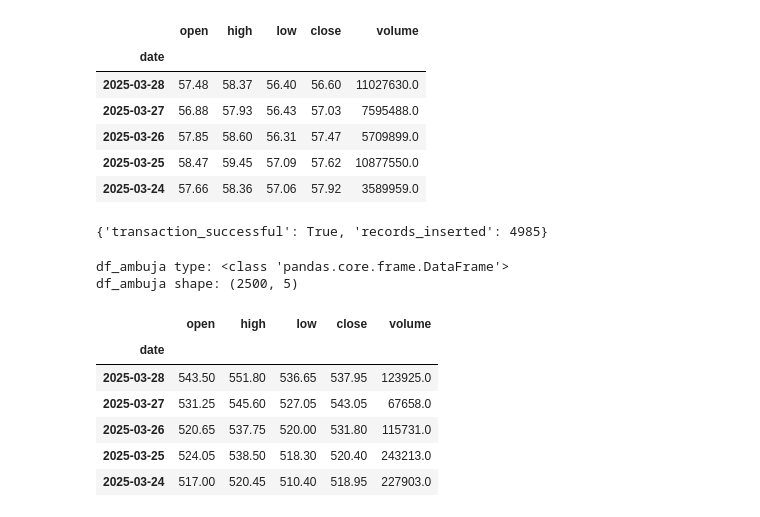
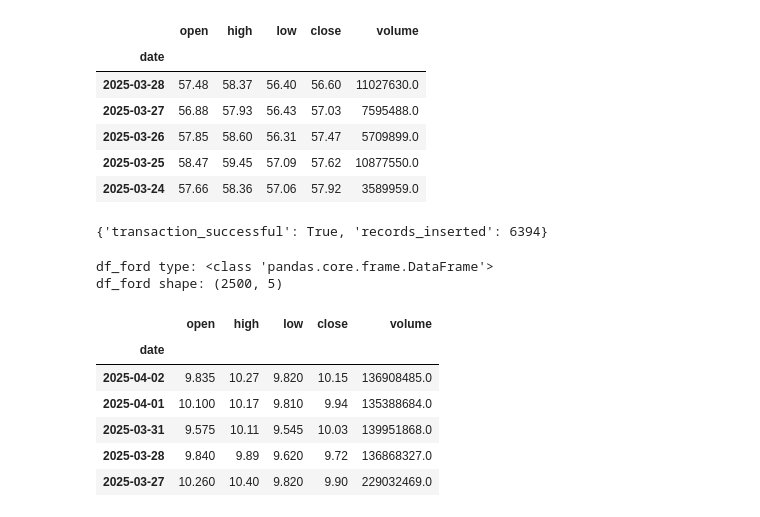
Before and after one commit to Wachacha-jay/Stock_volatility, a Jupyter notebook: test.ipynb, the cells around one changed output. Cells and saved outputs as stored; diff of their text form; code cells hidden in the pictures.

```diff
--- a/test.ipynb
+++ b/test.ipynb
@@ -186,31 +147,31 @@ None
 | 2025-03-25 | 58.47 | 59.45 | 57.09 | 57.62 | 10877550.0 |
 | 2025-03-24 | 57.66 | 58.36 | 57.06 | 57.92 | 3589959.0 |
 # %%
-ticker = "AMBUJACEM.BSE"
+ticker = "F"
 
 # Get Ambuja data using `av`
-ambuja_records = av.get_daily(ticker = ticker)
+ford_records = av.get_daily(ticker = ticker)
 
 # Insert `ambuja_records` database using `repo`
-response = repo.insert_table(table_name=ticker, records=ambuja_records, if_exists="replace")
+response = repo.insert_table(table_name=ticker, records=ford_records, if_exists="replace")
 
 response
 # %% [output]
-{'transaction_successful': True, 'records_inserted': 4985}
+{'transaction_successful': True, 'records_inserted': 6394}
 # %%
-ticker = "AMBUJACEM.BSE"
-df_ambuja = repo.read_table(table_name = ticker, limit = 2500)
+ticker = "F"
+df_ford = repo.read_table(table_name = ticker, limit = 2500)
 
-print("df_ambuja type:", type(df_ambuja))
-print("df_ambuja shape:", df_ambuja.shape)
-df_ambuja.head()
+print("df_ford type:", type(df_ford))
+print("df_ford shape:", df_ford.shape)
+df_ford.head()
 # %% [output]
-df_ambuja type: <class 'pandas.core.frame.DataFrame'>
-df_ambuja shape: (2500, 5)
+df_ford type: <class 'pandas.core.frame.DataFrame'>
+df_ford shape: (2500, 5)
 |  | open | high | low | close | volume |
 | date |  |  |  |  |  |
-| 2025-03-28 | 543.50 | 551.80 | 536.65 | 537.95 | 123925.0 |
-| 2025-03-27 | 531.25 | 545.60 | 527.05 | 543.05 | 67658.0 |
-| 2025-03-26 | 520.65 | 537.75 | 520.00 | 531.80 | 115731.0 |
-| 2025-03-25 | 524.05 | 538.50 | 518.30 | 520.40 | 243213.0 |
-| 2025-03-24 | 517.00 | 520.45 | 510.40 | 518.95 | 227903.0 |
+| 2025-04-02 | 9.835 | 10.27 | 9.820 | 10.15 | 136908485.0 |
+| 2025-04-01 | 10.100 | 10.17 | 9.810 | 9.94 | 135388684.0 |
+| 2025-03-31 | 9.575 | 10.11 | 9.545 | 10.03 | 139951868.0 |
+| 2025-03-28 | 9.840 | 9.89 | 9.620 | 9.72 | 136868327.0 |
+| 2025-03-27 | 10.260 | 10.40 | 9.820 | 9.90 | 229032469.0 |
```
Also changed, not shown: parts of 23 cells of this notebook, 20 other files.
